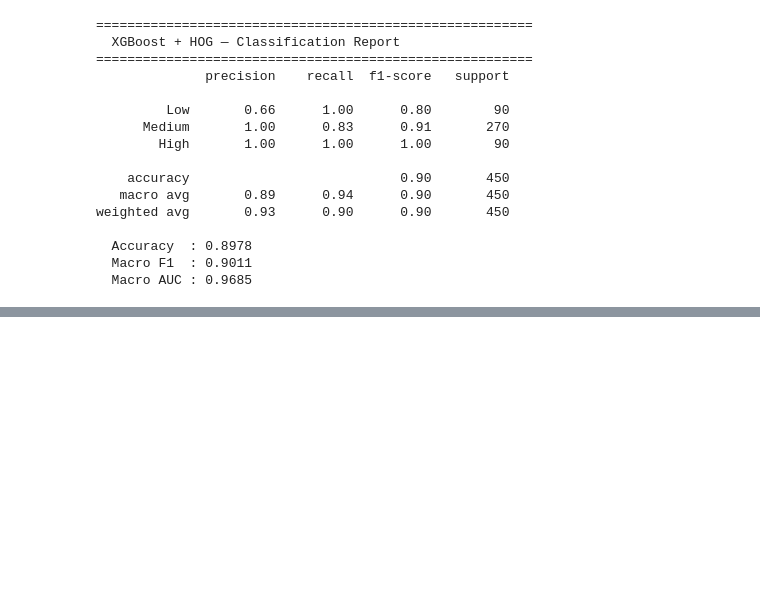
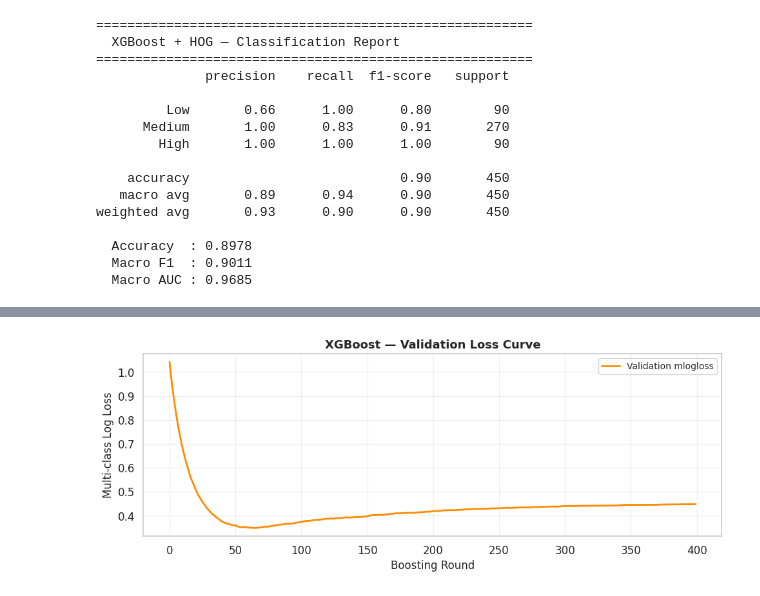
Before and after one commit to YasiniK/multimodal-student-cognitive-load-and-engagement-detection, a Jupyter notebook: Student_Engagement/se_model_training.ipynb, the cells around one changed output, grey strips where cells are left out. Saved outputs shown, nothing was run; the diff lists cells and outputs as text; code cells hidden in the pictures; blank space fills up the shorter version.

```diff
--- a/Student_Engagement/se_model_training.ipynb
+++ b/Student_Engagement/se_model_training.ipynb
@@ -355,0 +378,19 @@ weighted avg       0.93      0.90      0.90       450
+# %%
+# Retrieve per-round validation loss scores logged during training
+evals      = xgb_clf.evals_result()
+train_loss = evals.get('validation_0', {}).get('mlogloss', [])
+
+if train_loss:
+    fig, ax = plt.subplots(figsize=(10, 4))
+    ax.plot(train_loss, color='darkorange', linewidth=2, label='Validation mlogloss')
+    ax.set_xlabel('Boosting Round', fontsize=12)
+    ax.set_ylabel('Multi-class Log Loss', fontsize=12)
+    ax.set_title('XGBoost — Validation Loss Curve', fontweight='bold', fontsize=13)
+    ax.legend(fontsize=10)
+    ax.grid(alpha=0.3)
+    plt.tight_layout()
+    plt.savefig(OUTPUT_DIR / 'xgb_loss_curve.png', dpi=150)
+    plt.show()
+    print(f'Best validation loss : {min(train_loss):.4f} at round {train_loss.index(min(train_loss))}')
+# %% [output]
+[figure, added]
```
Also changed, not shown: parts of 6 cells of this notebook.
